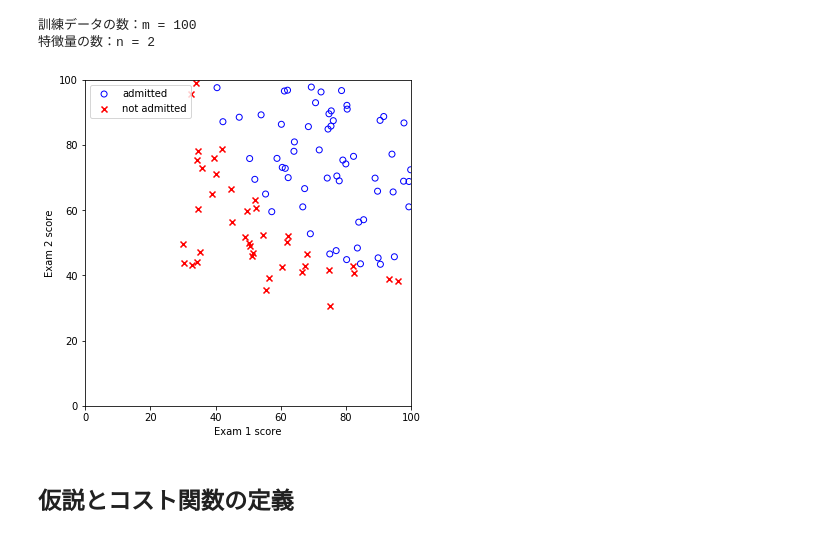
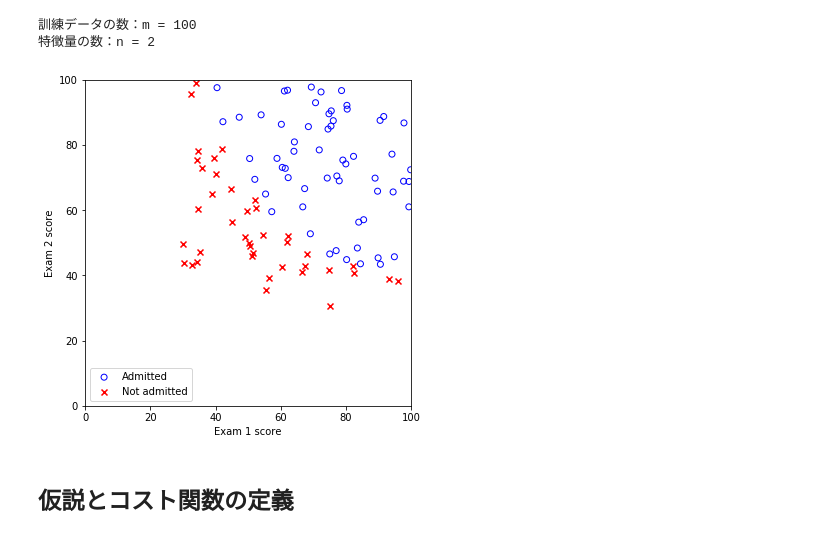
Before and after one commit to MCMXCIII-KVK/Coursera_Machine_Learning, a Jupyter notebook: exercises_python/ex2_1.ipynb, the cells around one changed output. Drawn from its saved outputs; the diff is of its cells as text; code cells hidden in the pictures.

```diff
--- a/exercises_python/ex2_1.ipynb
+++ b/exercises_python/ex2_1.ipynb
@@ -24,19 +24,19 @@ print('特徴量の数：n =',n)
 # %%
 # 訓練データのプロット
 I_y1 = (y == 1).flatten() # 合格者の論理インデックス
 I_y0 = (y == 0).flatten() # 不合格者の論理インデックス
 fig = plt.figure(figsize=(6,6))
 ax = fig.add_subplot(111)
-ax.scatter(X_unext[I_y1,0],X_unext[I_y1,1],marker='o',facecolors='none', edgecolors='b',label='admitted')
-ax.scatter(X_unext[I_y0,0],X_unext[I_y0,1],marker='x',color='r',label='not admitted')
+ax.scatter(X_unext[I_y1,0],X_unext[I_y1,1],marker='o',facecolors='none', edgecolors='b',label='Admitted')
+ax.scatter(X_unext[I_y0,0],X_unext[I_y0,1],marker='x',color='r',label='Not admitted')
 ax.set_xlim([0,100])
 ax.set_ylim([0,100])
 ax.set_xlabel('Exam 1 score')
 ax.set_ylabel('Exam 2 score')
 ax.legend()
 ax.set_aspect('equal')
 # %% [output]
-[figure, old version]
+[figure, new version]
 # %% [markdown]
 ## 仮説とコスト関数の定義
 # %% [markdown]
```
Also changed, not shown: parts of 10 cells of this notebook.
